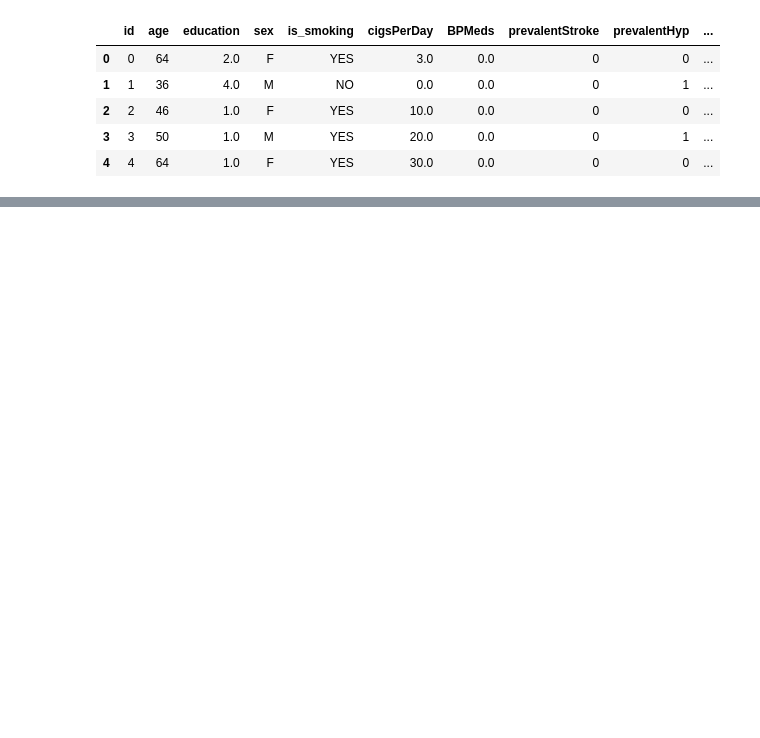
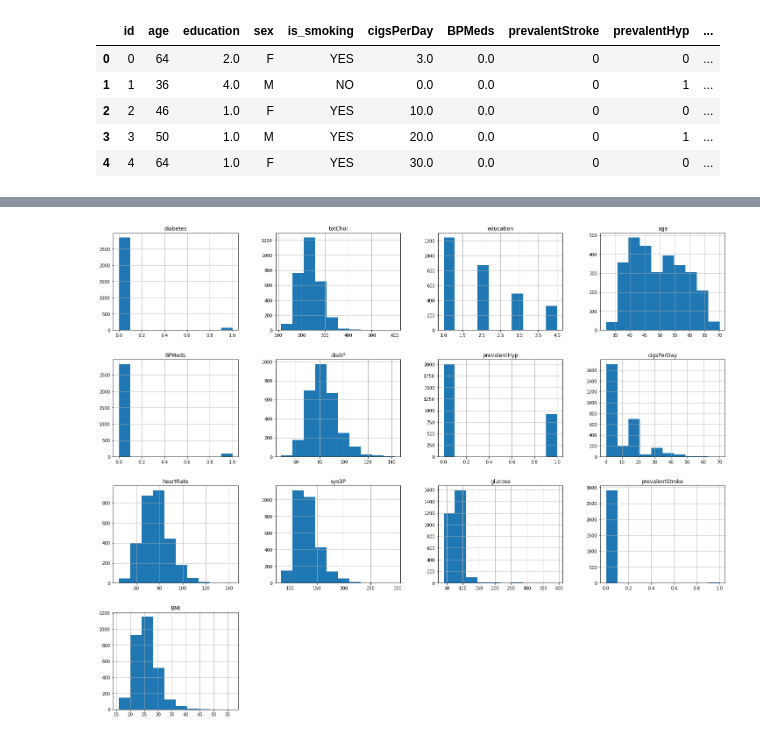
Before and after one commit to V-dit/cardiovascular-risk-prediction, a Jupyter notebook: Cardiovascular_Risk_Prediction.ipynb, the cells around one changed output, grey strips where cells are left out. Drawn from its saved outputs; the diff is of its cells as text; code cells hidden in the pictures; blank space fills up the shorter version.

```diff
--- a/Cardiovascular_Risk_Prediction.ipynb
+++ b/Cardiovascular_Risk_Prediction.ipynb
@@ -50,0 +182,3 @@ df.head()
+# %%
+# Dropping all the entries corresponding to the data with missing values.
+df.dropna(axis=0,inplace=True)
@@ -50,0 +190,6 @@ df.head()
+# %%
+# Here, the feature 'TenYearCHD' is the dependent variable. Hence, listing out the dependent and independent variables for ease of analysis.
+dependent_variable = 'TenYearCHD'
+# %%
+independent_variables = list(set(df.columns.tolist()) - {dependent_variable})
+independent_variables
@@ -50,0 +212,9 @@ df.head()
+# %%
+# creating df of independent variables
+independent_var_df = df[independent_variables]
+dependent_var_df = df[dependent_variable]
+# %%
+independent_var_df.hist(figsize= (25,20))
+plt.show()
+# %% [output]
+[figure, added]
```
Also changed, not shown: parts of 19 cells of this notebook.
